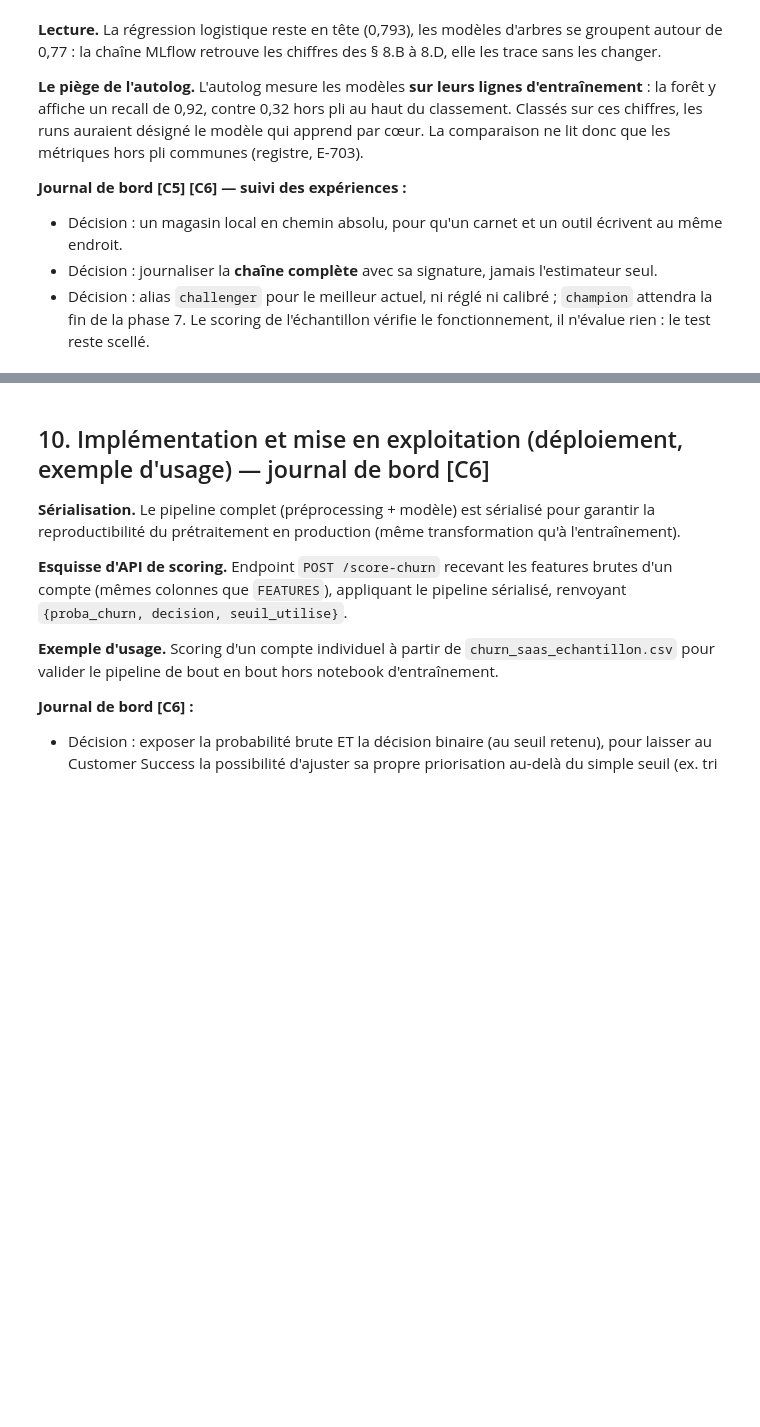
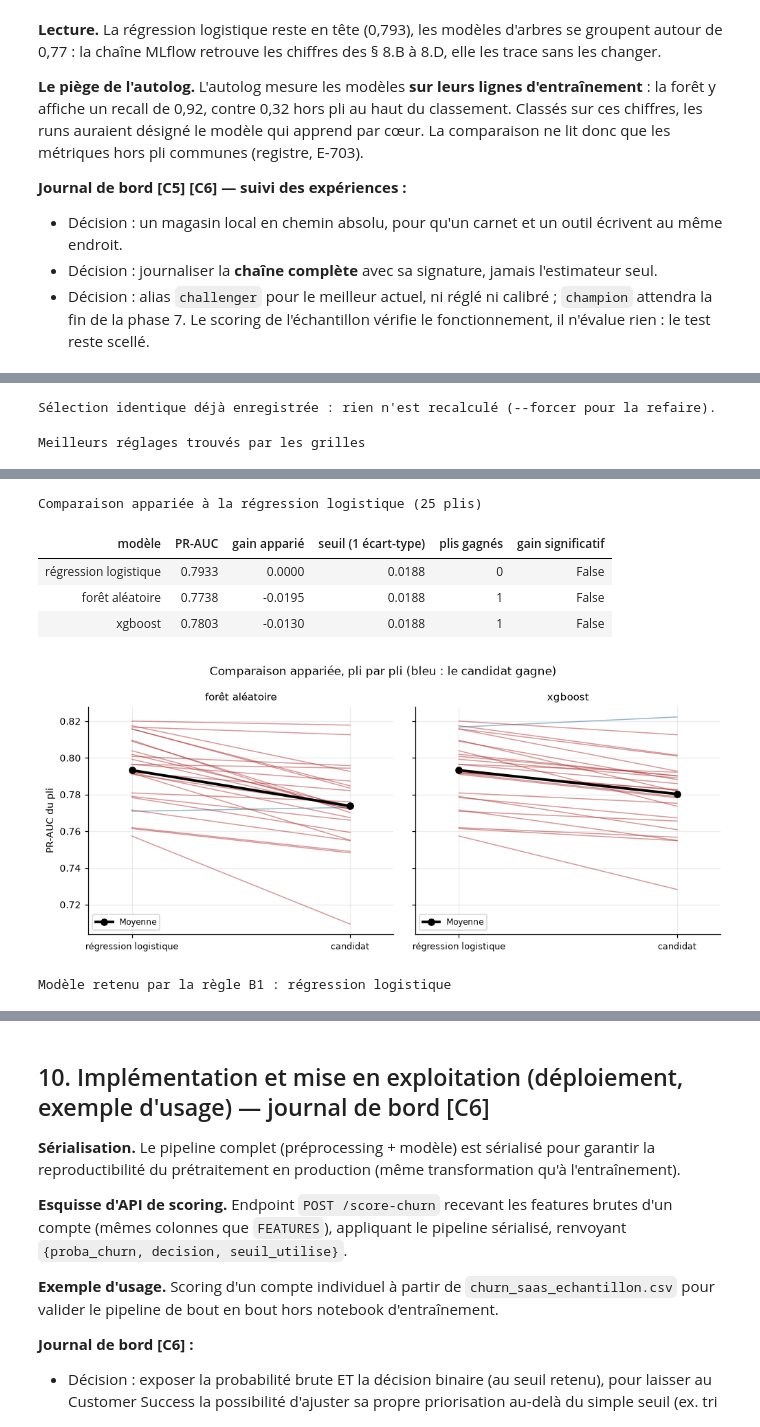
Before and after one commit to air-jaja/ai4me, a Jupyter notebook: notebooks/cas_usage_churn_saas.ipynb, the cells around one changed output, grey strips where cells are left out. Saved outputs shown, nothing was run; the diff lists cells and outputs as text; code cells hidden in the pictures; blank space fills up the shorter version.

```diff
--- a/notebooks/cas_usage_churn_saas.ipynb
+++ b/notebooks/cas_usage_churn_saas.ipynb
@@ -2457,0 +2273,30 @@ weighted avg       0.80      0.35      0.25      1000
+# %%
+# --- Tuning, paired comparison against the frozen reference (rules B1, B3) ------------------------
+import importlib.util
+import json
+
+
+def _outil(nom):
+    specification = importlib.util.spec_from_file_location(nom, RACINE / "tools" / f"{nom}.py")
+    module = importlib.util.module_from_spec(specification)
+    specification.loader.exec_module(module)
+    return module
+
+
+selection = _outil("selection_modele").executer()
+afficher_tableau(pd.DataFrame([{"famille": f, **r["meilleurs_parametres"], "PR-AUC grille": r["pr_auc_grille"]}
+                               for f, r in selection["reglages"].items()]),
+                 titre="Meilleurs réglages trouvés par les grilles")
+afficher_tableau(pd.DataFrame(selection["comparaison"]),
+                 titre="Comparaison appariée à la régression logistique (25 plis)")
+from churn_saas.features import tracer_courbes_appariees
+
+_reference = selection["par_pli"]["régression logistique"]
+tracer_courbes_appariees({nom: pd.DataFrame({"régression logistique": _reference, "candidat": valeurs})
+                          for nom, valeurs in selection["par_pli"].items() if nom != "régression logistique"},
+                         "régression logistique", "candidat")
+plt.show()
+print("Modèle retenu par la règle B1 :", selection["modele_retenu"])
+# %% [output]
+Sélection identique déjà enregistrée : rien n'est recalculé (--forcer pour la refaire).
+Meilleurs réglages trouvés par les grilles
@@ -2457,0 +2306,7 @@ weighted avg       0.80      0.35      0.25      1000
+Comparaison appariée à la régression logistique (25 plis)
+| modèle | PR-AUC | gain apparié | seuil (1 écart-type) | plis gagnés | gain significatif |
+| régression logistique | 0.7933 | 0.0000 | 0.0188 | 0 | False |
+| forêt aléatoire | 0.7738 | -0.0195 | 0.0188 | 1 | False |
+| xgboost | 0.7803 | -0.0130 | 0.0188 | 1 | False |
+[figure, added]
+Modèle retenu par la règle B1 : régression logistique
```
Also changed, not shown: parts of 20 cells of this notebook, 35 other files.
